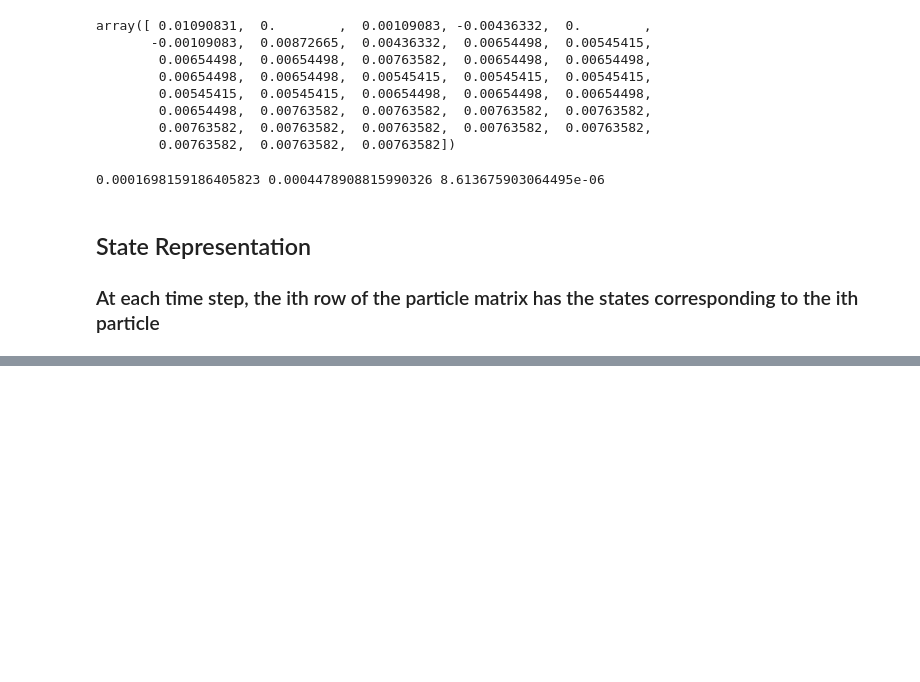
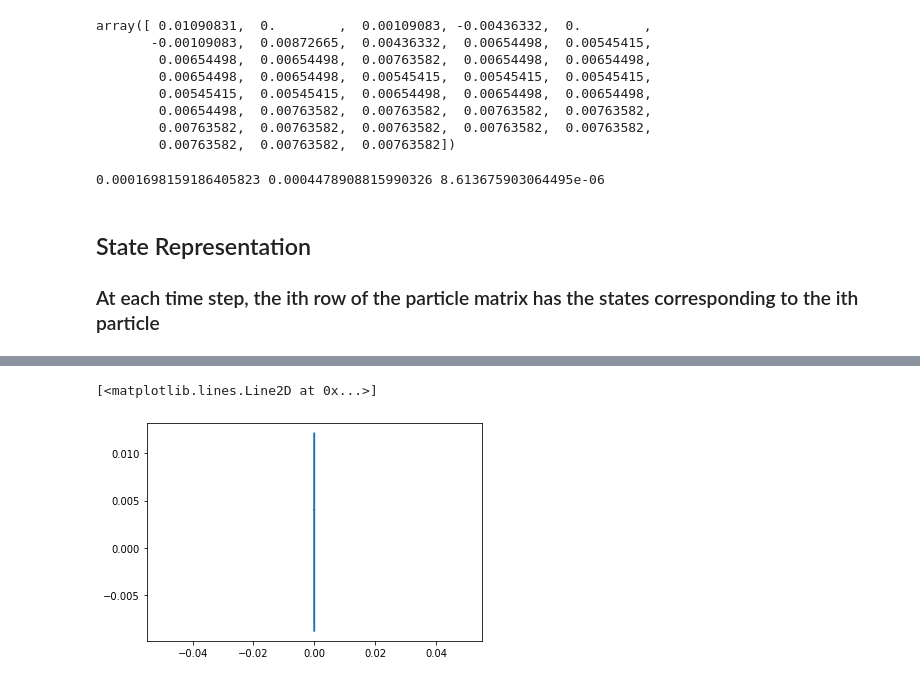
Before and after one commit to clylau/E205_HW4, a Jupyter notebook: hw4.ipynb, the cells around one changed output, grey strips where cells are left out. Drawn from its saved outputs; the diff is of its cells as text; code cells hidden in the pictures; blank space fills up the shorter version.

Commit message:
made some changes + added visualization

```diff
--- a/hw4.ipynb
+++ b/hw4.ipynb
@@ -388,10 +400,10 @@ def main():
     lon_origin = lon_gps[0]
 
     # Initialize filter
-    numParticles = 1000
-    numStates = 3 #7
-    #x_t_prev = initializeParticles(numParticles, numStates) #7 element state
-    x_t_prev = initializeParticles2(numParticles, numStates) #3 element state
+    numParticles = 2500
+    numStates = 7
+    x_t_prev = initializeParticles(numParticles, numStates) #7 element state
+    #x_t_prev = initializeParticles2(numParticles, numStates) #3 element state
 
     # Store particles and gps
     particles = np.empty((numParticles, numStates, len(time_stamps)))
@@ -405,6 +417,9 @@ def main():
         #print(index)
         index = index + 1
 
+#         print("timestep = ", t)
+#         print("previous x = ", x_t_prev)
+
         u_t = np.array([x_ddot[t], y_ddot[t]])
 
         converted_yaw = wrap_to_pi(yaw_lidar[t] * np.pi / 180)
@@ -416,13 +431,21 @@ def main():
         # Prediction Step
         x_bar_t, weights = prediction_step(x_t_prev, u_t, covar_u_t, z_t, covar_z)
         #print(np.sum(weights))
+#         print("predicted x = ", x_bar_t)
+#         print()
 
         # Correction Step
-        x_t = correction_step(x_bar_t, weights)
+
+        try:
+            x_t = correction_step(x_bar_t, weights)
+
+        except:
+            print("Something went wrong")
+            return particles, vis_particles, gps_estimates, t
 
 
-        # Explicitly set x_prev_t to x_t
-        x_prev_t = x_t
+        # Explicitly set x_t_prev to x_t
+        x_t_prev = x_t
 
         # Store shit
         particles[:, :, t] = x_t
@@ -437,11 +460,12 @@ def main():
         gps_estimates[:, t] = np.array([x_gps, y_gps])
 
 
-        if (t==30):
-            return particles, vis_particles, gps_estimates
+
+#         if (t==179):
+#             return particles, vis_particles, gps_estimates
 
 
-    return particles, vis_particles, gps_estimates
+    return particles, vis_particles, gps_estimates, t
 # %%
-P_t, particles, gps_estimates = main()
+P_t, particles, gps_estimates, lastIdx = main()
 # %% [output]
@@ -468,2 +473,3 @@ print(particles[0])
-# %%
-P_t = P_t[:, :, 0:31]
+# %%
+print(lastIdx)
+P_t = P_t[:, :, 0:lastIdx]
@@ -469,0 +568,7 @@ P_t = P_t[:, :, 0:31]
+# %%
+%matplotlib inline
+
+plt.plot(np.ones(P_t[:, 2, 170].shape)*0, P_t[:, 2, 0])
+# %% [output]
+[<matplotlib.lines.Line2D at 0x...>]
+[figure, added]
```
Also changed, not shown: parts of 20 cells of this notebook.
